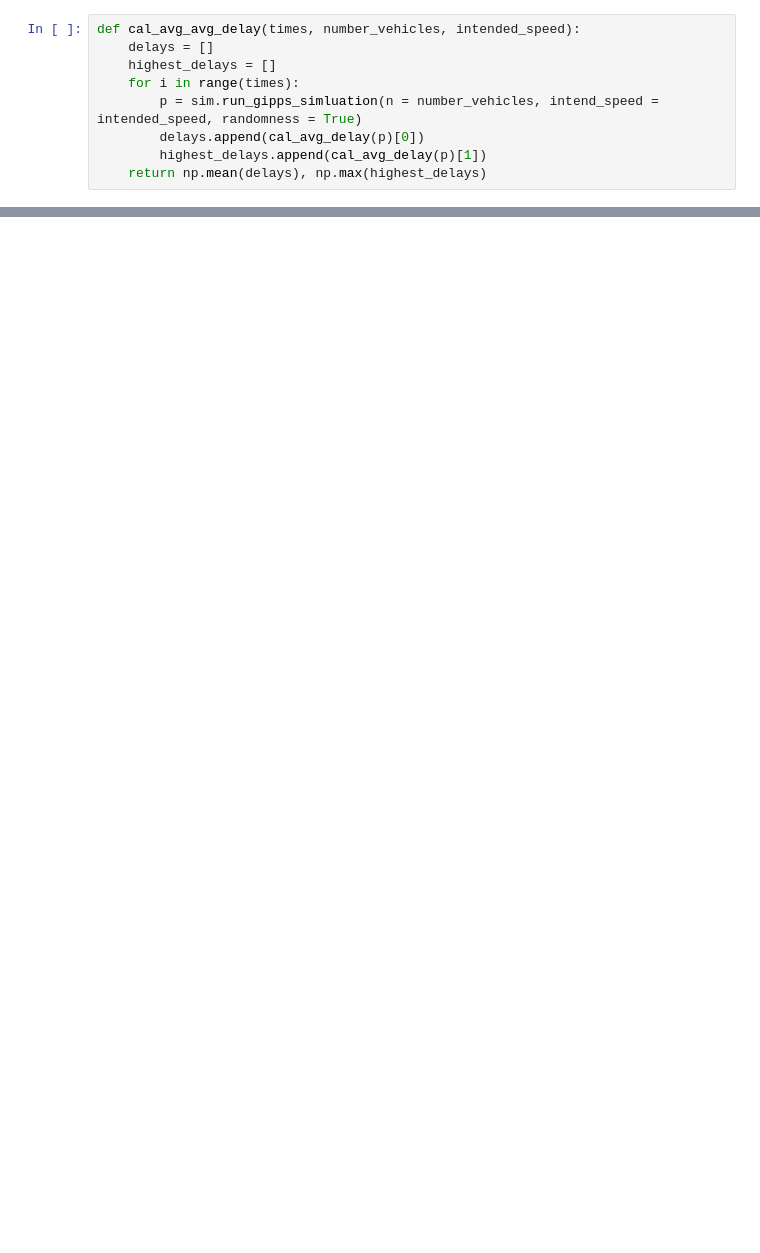
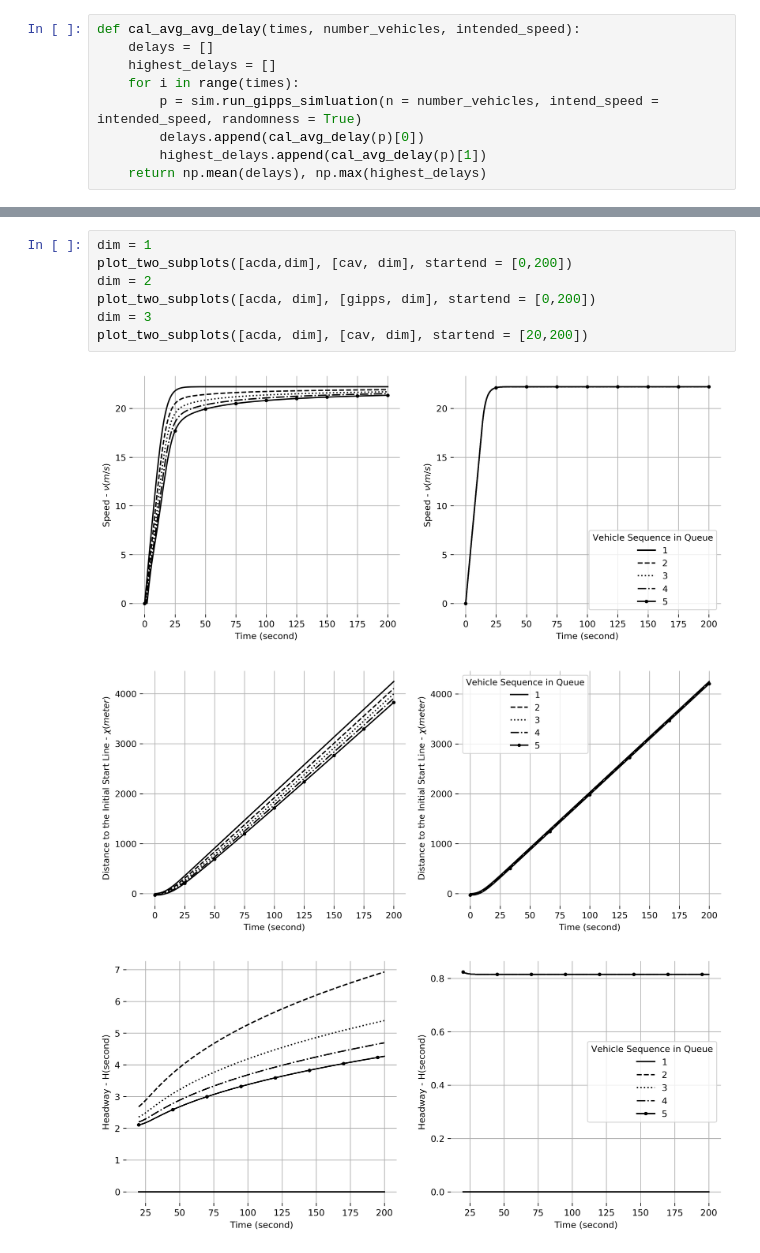
Before and after one commit to JiyanBlack/VDSF-Vehicle_Deque_Simulation_Framework, a Jupyter notebook: source/exp-visualization.ipynb, the cells around one changed output, grey strips where cells are left out. Drawn from its saved outputs; the diff is of its cells as text; blank space fills up the shorter version.

```diff
--- a/source/exp-visualization.ipynb
+++ b/source/exp-visualization.ipynb
@@ -139,0 +166,11 @@ plot_two_subplots(acda,cav,3, start=5)
+# %%
+dim = 1
+plot_two_subplots([acda,dim], [cav, dim], startend = [0,200])
+dim = 2
+plot_two_subplots([acda, dim], [gipps, dim], startend = [0,200])
+dim = 3
+plot_two_subplots([acda, dim], [cav, dim], startend = [20,200])
+# %% [output]
+[figure, added]
+[figure, added]
+[figure, added]
```
Also changed, not shown: parts of 14 cells of this notebook, 11 other files.
